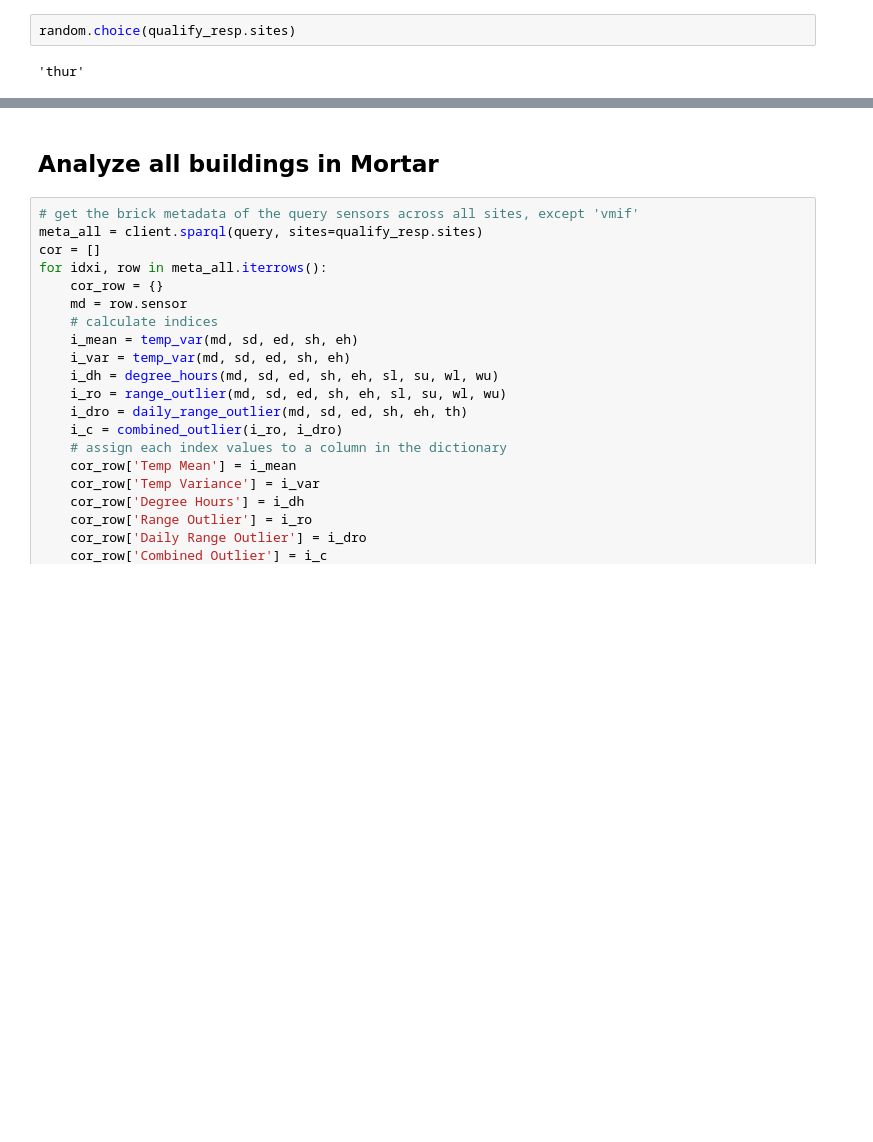
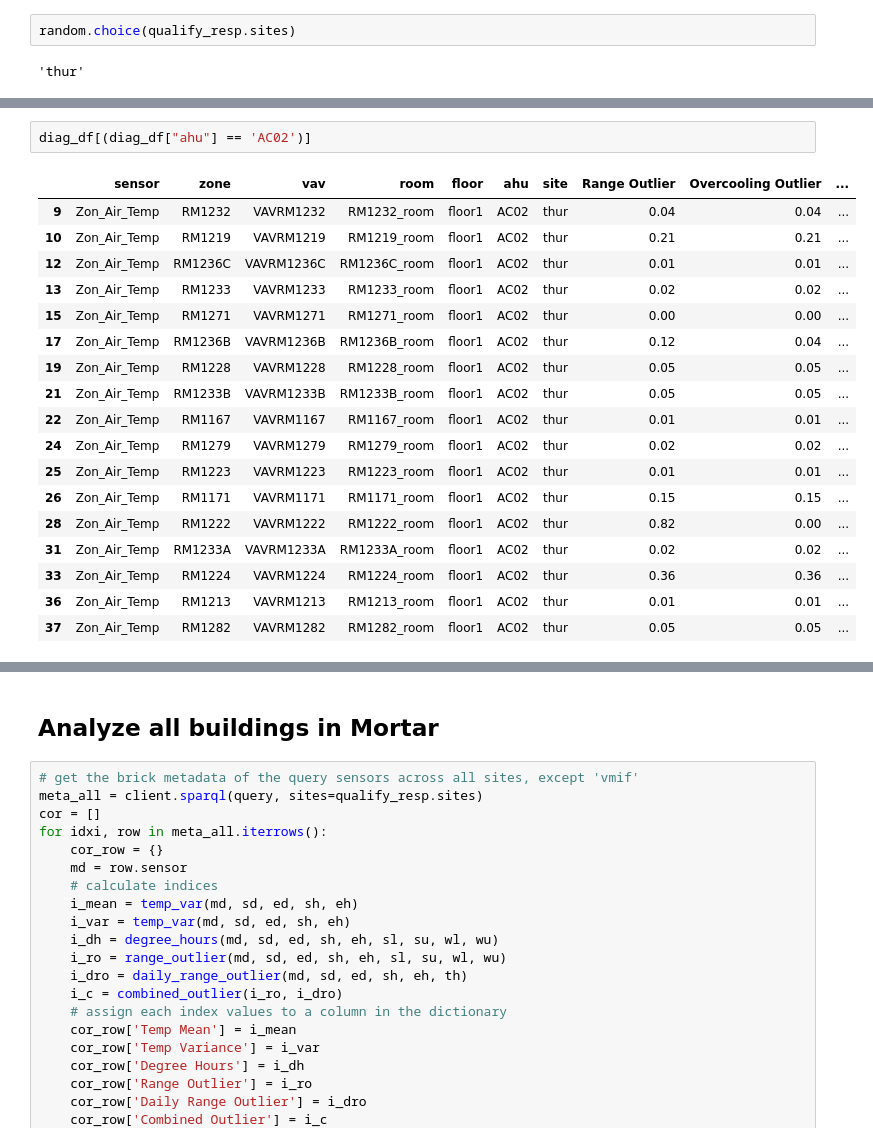
Before and after one commit to ruijis/mortardata_comfort_evaluation, a Jupyter notebook: ASHRAE_2022.ipynb, the cells around one changed output, grey strips where cells are left out. Drawn from its saved outputs; the diff is of its cells as text; blank space fills up the shorter version.

```diff
--- a/ASHRAE_2022.ipynb
+++ b/ASHRAE_2022.ipynb
@@ -167,3 +167,24 @@ diag_df
 | 36 | Zon_Air_Temp | RM1213 | VAVRM1213 | RM1213_room | floor1 | AC02 | thur | 0.01 | 0.01 | ... |
 | 37 | Zon_Air_Temp | RM1282 | VAVRM1282 | RM1282_room | floor1 | AC02 | thur | 0.05 | 0.05 | ... |
 | 38 | Zon_Air_Temp | RM1202B | VAVRM1202B | RM1202B_room | floor1 | AC01 | thur | 0.07 | 0.07 | ... |
+# %%
+diag_df[(diag_df["ahu"] == 'AC02')]
+# %% [output]
+|  | sensor | zone | vav | room | floor | ahu | site | Range Outlier | Overcooling Outlier | ... |
+| 9 | Zon_Air_Temp | RM1232 | VAVRM1232 | RM1232_room | floor1 | AC02 | thur | 0.04 | 0.04 | ... |
+| 10 | Zon_Air_Temp | RM1219 | VAVRM1219 | RM1219_room | floor1 | AC02 | thur | 0.21 | 0.21 | ... |
+| 12 | Zon_Air_Temp | RM1236C | VAVRM1236C | RM1236C_room | floor1 | AC02 | thur | 0.01 | 0.01 | ... |
+| 13 | Zon_Air_Temp | RM1233 | VAVRM1233 | RM1233_room | floor1 | AC02 | thur | 0.02 | 0.02 | ... |
+| 15 | Zon_Air_Temp | RM1271 | VAVRM1271 | RM1271_room | floor1 | AC02 | thur | 0.00 | 0.00 | ... |
+| 17 | Zon_Air_Temp | RM1236B | VAVRM1236B | RM1236B_room | floor1 | AC02 | thur | 0.12 | 0.04 | ... |
+| 19 | Zon_Air_Temp | RM1228 | VAVRM1228 | RM1228_room | floor1 | AC02 | thur | 0.05 | 0.05 | ... |
+| 21 | Zon_Air_Temp | RM1233B | VAVRM1233B | RM1233B_room | floor1 | AC02 | thur | 0.05 | 0.05 | ... |
+| 22 | Zon_Air_Temp | RM1167 | VAVRM1167 | RM1167_room | floor1 | AC02 | thur | 0.01 | 0.01 | ... |
+| 24 | Zon_Air_Temp | RM1279 | VAVRM1279 | RM1279_room | floor1 | AC02 | thur | 0.02 | 0.02 | ... |
+| 25 | Zon_Air_Temp | RM1223 | VAVRM1223 | RM1223_room | floor1 | AC02 | thur | 0.01 | 0.01 | ... |
+| 26 | Zon_Air_Temp | RM1171 | VAVRM1171 | RM1171_room | floor1 | AC02 | thur | 0.15 | 0.15 | ... |
+| 28 | Zon_Air_Temp | RM1222 | VAVRM1222 | RM1222_room | floor1 | AC02 | thur | 0.82 | 0.00 | ... |
+| 31 | Zon_Air_Temp | RM1233A | VAVRM1233A | RM1233A_room | floor1 | AC02 | thur | 0.02 | 0.02 | ... |
+| 33 | Zon_Air_Temp | RM1224 | VAVRM1224 | RM1224_room | floor1 | AC02 | thur | 0.36 | 0.36 | ... |
+| 36 | Zon_Air_Temp | RM1213 | VAVRM1213 | RM1213_room | floor1 | AC02 | thur | 0.01 | 0.01 | ... |
+| 37 | Zon_Air_Temp | RM1282 | VAVRM1282 | RM1282_room | floor1 | AC02 | thur | 0.05 | 0.05 | ... |
```
Also changed, not shown: parts of 1 cell of this notebook, 2 other files.
